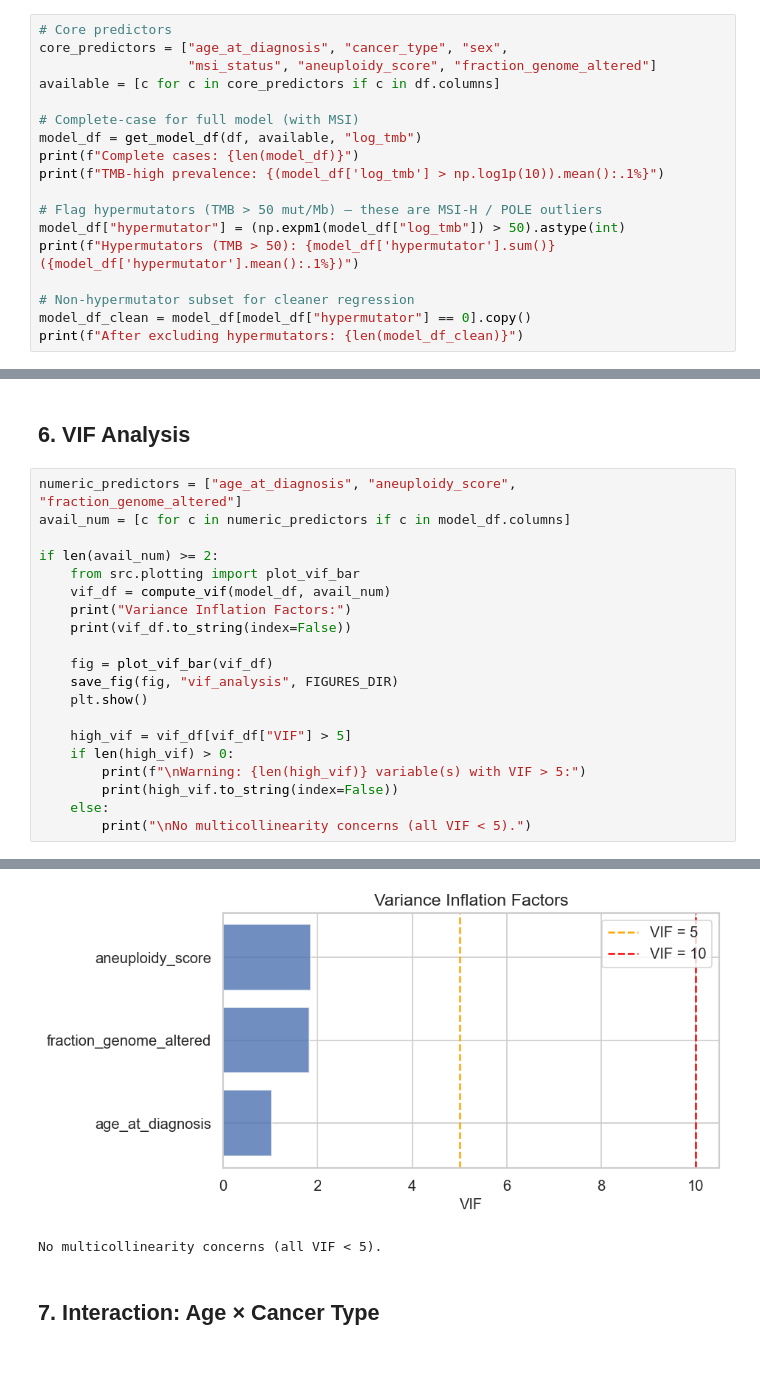
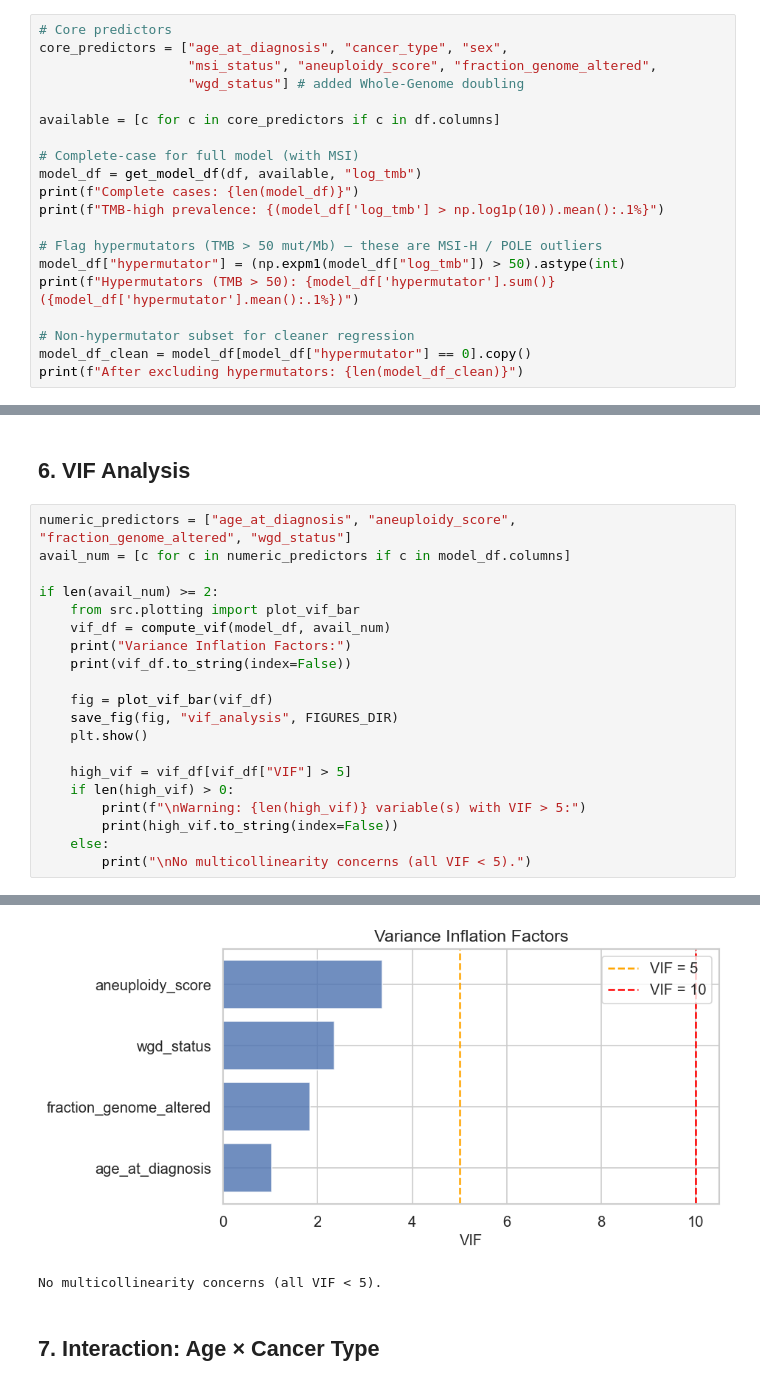
Before and after one commit to l1joseph/tmb-prediction_math189, a Jupyter notebook: notebooks/03_linear_regression.ipynb, the cells around one changed output, grey strips where cells are left out. Drawn from its saved outputs; the diff is of its cells as text.

Commit message:
added whole-genome doubling predictor

```diff
--- a/notebooks/03_linear_regression.ipynb
+++ b/notebooks/03_linear_regression.ipynb
@@ -50,7 +50,9 @@ Loaded 10953 samples
 # %%
 # Core predictors
 core_predictors = ["age_at_diagnosis", "cancer_type", "sex",
-                   "msi_status", "aneuploidy_score", "fraction_genome_altered"]
+                   "msi_status", "aneuploidy_score", "fraction_genome_altered",
+                   "wgd_status"] # added Whole-Genome doubling
+
 available = [c for c in core_predictors if c in df.columns]
 
 # Complete-case for full model (with MSI)
@@ -298,7 +304,7 @@ Residual kurtosis  — all: 14.505, clean: 4.491
 # %% [markdown]
 ## 6. VIF Analysis
 # %%
-numeric_predictors = ["age_at_diagnosis", "aneuploidy_score", "fraction_genome_altered"]
+numeric_predictors = ["age_at_diagnosis", "aneuploidy_score", "fraction_genome_altered", "wgd_status"]
 avail_num = [c for c in numeric_predictors if c in model_df.columns]
 
 if len(avail_num) >= 2:
@@ -326,5 +333,5 @@ fraction_genome_altered 1.816074
   Saved: vif_analysis.png, vif_analysis.pdf
-[figure, old version]
+[figure, new version]
 No multicollinearity concerns (all VIF < 5).
 # %% [markdown]
 ## 7. Interaction: Age × Cancer Type
```
Also changed, not shown: parts of 16 cells of this notebook, 4 other files.
